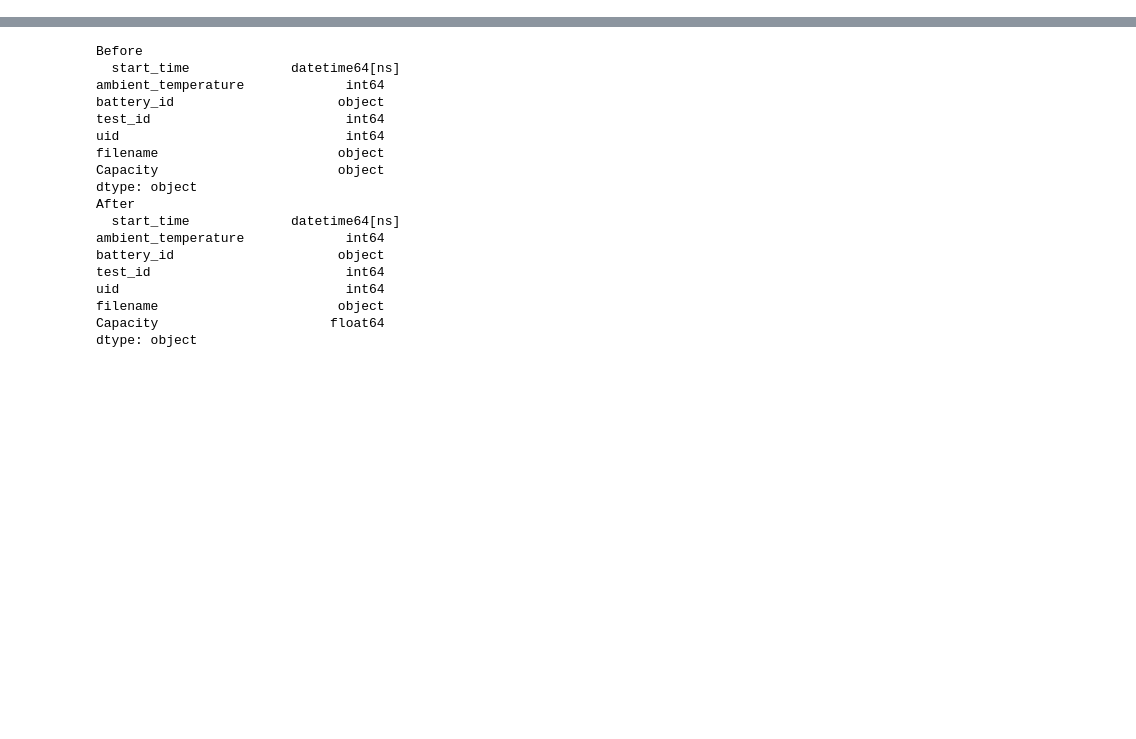
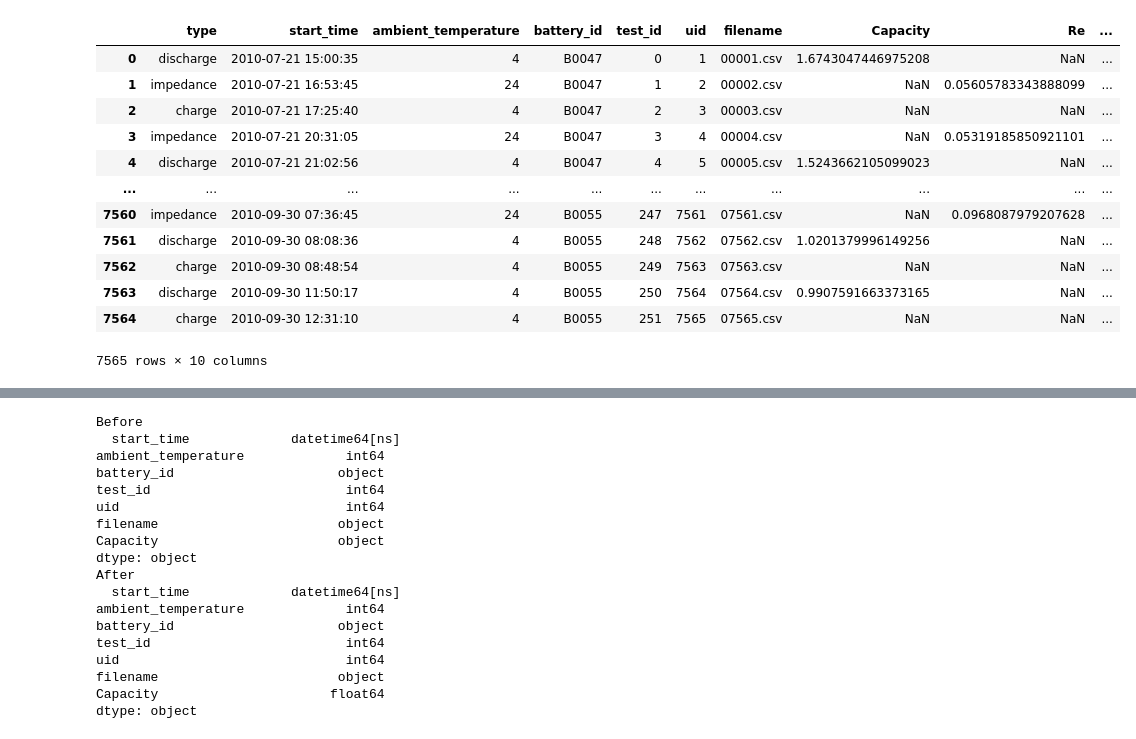
Before and after one commit to santhosh1299/lithium_ion_battery_discharge_prediction, a Jupyter notebook: data_gathering.ipynb, the cells around one changed output, grey strips where cells are left out. Drawn from its saved outputs; the diff is of its cells as text; code cells hidden in the pictures; blank space fills up the shorter version.

```diff
--- a/data_gathering.ipynb
+++ b/data_gathering.ipynb
@@ -5,5 +13,5 @@ from datetime import datetime
 # %%
-df = pd.read_csv("Data/cleaned_dataset/metadata_excel.csv")
+df = pd.read_csv("data/NASA Battery Experiment data/metadata.csv")
 df.head()
 # %% [output]
 |  | type | start_time | ambient_temperature | battery_id | test_id | uid | filename | Capacity | Re | ... |
@@ -24,6 +32,22 @@ def convert_to_datetime(input_string):
 df['start_time'] = df['start_time'].apply(convert_to_datetime)
 
 # df.to_excel('timestamp_updated.xlsx')
+# %%
+df
+# %% [output]
+|  | type | start_time | ambient_temperature | battery_id | test_id | uid | filename | Capacity | Re | ... |
+| 0 | discharge | 2010-07-21 15:00:35 | 4 | B0047 | 0 | 1 | 00001.csv | 1.6743047446975208 | NaN | ... |
+| 1 | impedance | 2010-07-21 16:53:45 | 24 | B0047 | 1 | 2 | 00002.csv | NaN | 0.05605783343888099 | ... |
+| 2 | charge | 2010-07-21 17:25:40 | 4 | B0047 | 2 | 3 | 00003.csv | NaN | NaN | ... |
+| 3 | impedance | 2010-07-21 20:31:05 | 24 | B0047 | 3 | 4 | 00004.csv | NaN | 0.05319185850921101 | ... |
+| 4 | discharge | 2010-07-21 21:02:56 | 4 | B0047 | 4 | 5 | 00005.csv | 1.5243662105099023 | NaN | ... |
+| ... | ... | ... | ... | ... | ... | ... | ... | ... | ... | ... |
+| 7560 | impedance | 2010-09-30 07:36:45 | 24 | B0055 | 247 | 7561 | 07561.csv | NaN | 0.0968087979207628 | ... |
+| 7561 | discharge | 2010-09-30 08:08:36 | 4 | B0055 | 248 | 7562 | 07562.csv | 1.0201379996149256 | NaN | ... |
+| 7562 | charge | 2010-09-30 08:48:54 | 4 | B0055 | 249 | 7563 | 07563.csv | NaN | NaN | ... |
+| 7563 | discharge | 2010-09-30 11:50:17 | 4 | B0055 | 250 | 7564 | 07564.csv | 0.9907591663373165 | NaN | ... |
+| 7564 | charge | 2010-09-30 12:31:10 | 4 | B0055 | 251 | 7565 | 07565.csv | NaN | NaN | ... |
+7565 rows × 10 columns
 # %%
 charge_df = df.loc[df["type"] == "charge"]
 discharge_df = df.loc[df["type"] == "discharge"]
```
Also changed, not shown: parts of 10 cells of this notebook, 4 other files.
